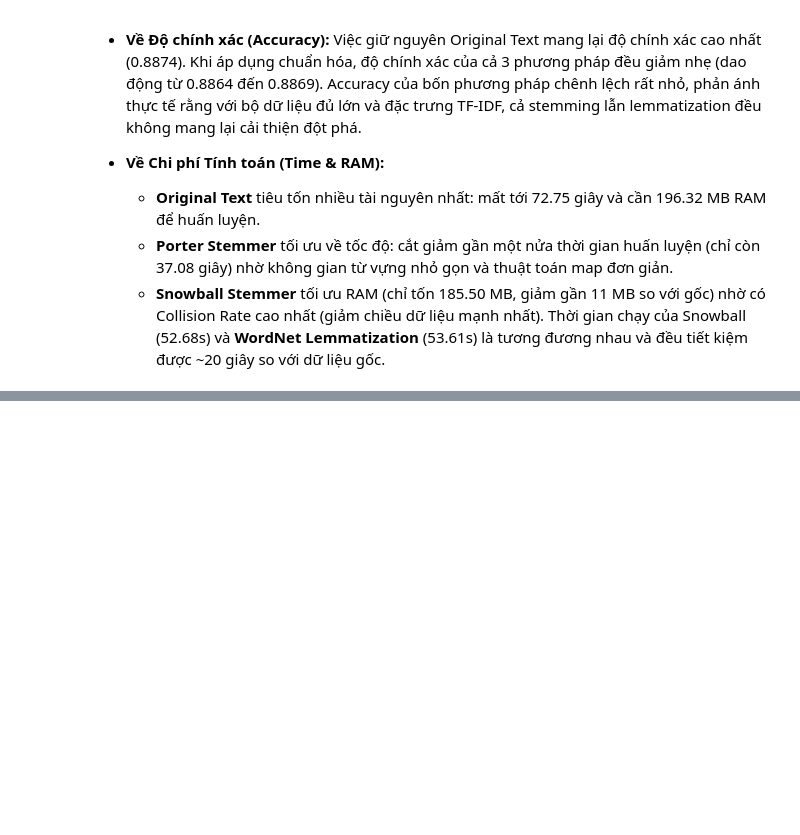
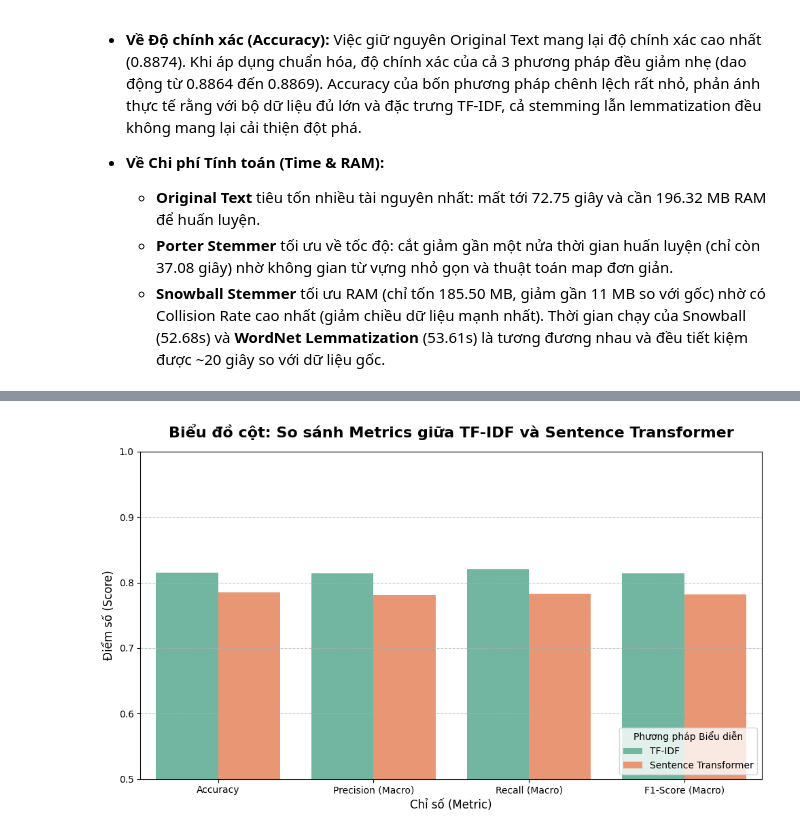
Before and after one commit to HungHiHung10/Lab01-Data-Mining, a Jupyter notebook: notebooks/06_Preprocessing_text.ipynb, the cells around one changed output, grey strips where cells are left out. Drawn from its saved outputs; the diff is of its cells as text; code cells hidden in the pictures; blank space fills up the shorter version.

```diff
--- a/notebooks/06_Preprocessing_text.ipynb
+++ b/notebooks/06_Preprocessing_text.ipynb
@@ -1070,0 +1038,4 @@ Cả ba phương pháp đều cho Silhouette Score cực kỳ thấp, dao độn
+# %%
+transformer = SentenceTransformer('all-MiniLM-L6-v2')
+dense_semantic_embeddings = transformer.encode(reviews, show_progress_bar=True)
+print("Size of dense semantic embeddings", dense_semantic_embeddings)
@@ -1070,0 +1413,20 @@ Cả ba phương pháp đều cho Silhouette Score cực kỳ thấp, dao độn
+# %%
+def plot_metrics(metrics):
+    # Melt dataframe để chuyển về dạng dài (long format) cho Seaborn dễ vẽ
+    df_melted = metrics.melt(id_vars='Model', var_name='Metric', value_name='Score')
+
+    plt.figure(figsize=(10, 6))
+    sns.barplot(data=df_melted, x='Metric', y='Score', hue='Model', palette='Set2')
+
+    plt.ylim([0.5, 1.0]) # Cắt trục Y từ 0.5 để thấy rõ sự khác biệt (nếu các điểm số đều cao)
+    plt.title('Biểu đồ cột: So sánh Metrics giữa TF-IDF và Sentence Transformer', fontsize=16, fontweight='bold', pad=15)
+    plt.xlabel('Chỉ số (Metric)', fontsize=12)
+    plt.ylabel('Điểm số (Score)', fontsize=12)
+    plt.legend(loc='lower right', title='Phương pháp Biểu diễn')
+    plt.grid(axis='y', linestyle='--', alpha=0.7)
+    plt.tight_layout()
+    plt.show()
+# %%
+plot_metrics(pd.DataFrame(result_metrics))
+# %% [output]
+[figure, added]
```
Also changed, not shown: parts of 35 cells of this notebook.
